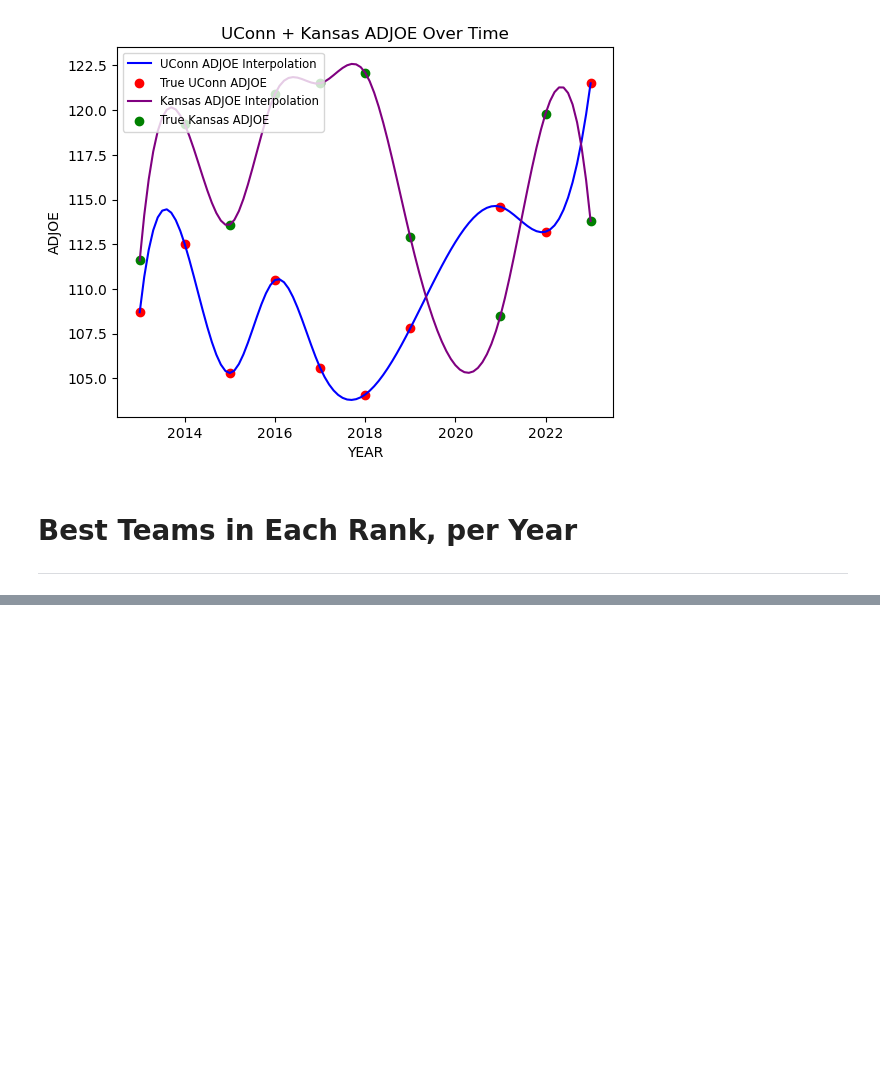
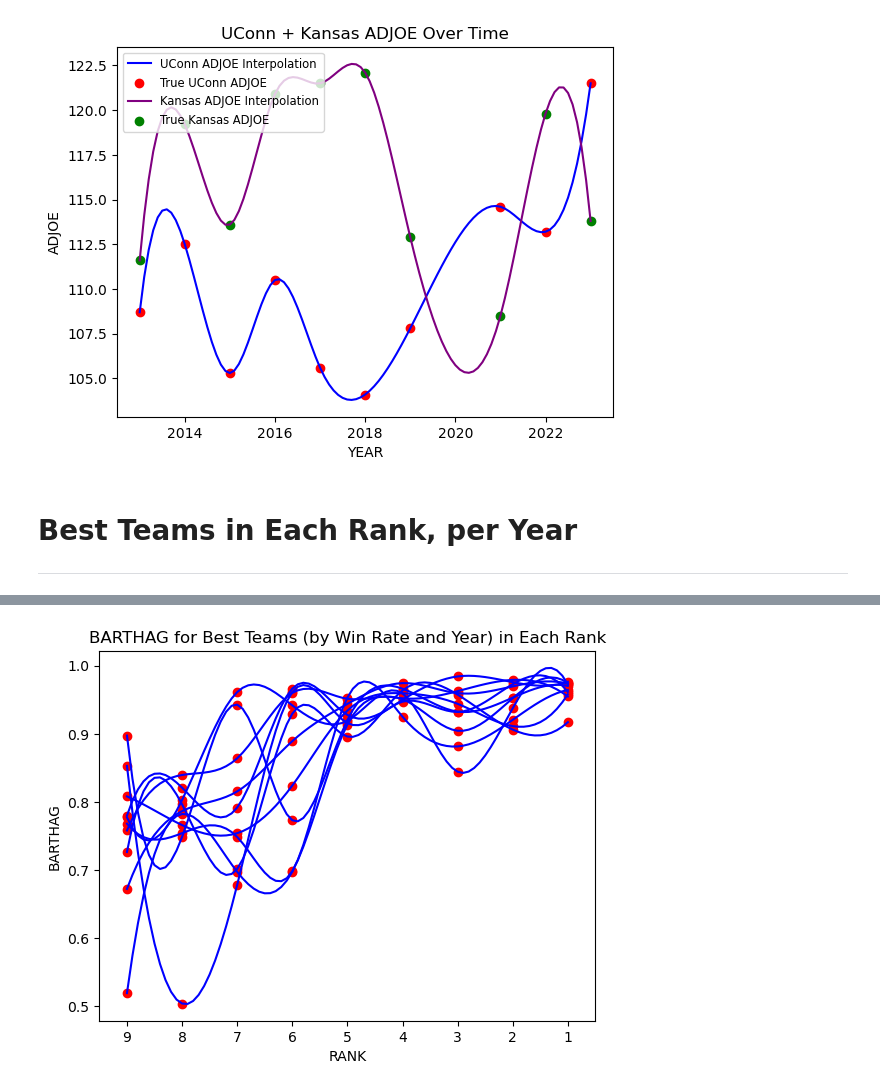
Before and after one commit to Solus5/Numerical-Computation-Final-Project, a Jupyter notebook: NumericalComputationFinalProject.ipynb, the cells around one changed output, grey strips where cells are left out. Drawn from its saved outputs; the diff is of its cells as text; code cells hidden in the pictures; blank space fills up the shorter version.

```diff
--- a/NumericalComputationFinalProject.ipynb
+++ b/NumericalComputationFinalProject.ipynb
@@ -276,0 +136,11 @@ for year in [x for x in range(2013, 2024) if x != 2020]:
+# %%
+for year in [x for x in range(2013, 2024) if x != 2020]:
+
+    sorted_df = college_bb_df[college_bb_df['YEAR'] == year].sort_values(['RANK', 'WIN_RATE'])
+    sorted_df = sorted_df.loc[sorted_df.groupby('RANK')['WIN_RATE'].idxmax()]
+
+    overall_adjoe = plot_cubic_spline(sorted_df, 'Unis w/ Best Win Rate (' + str(year) + ')', 'RANK', 'BARTHAG', 1, 9, show_legend = False)
+    plt.title('BARTHAG for Best Teams (by Win Rate and Year) in Each Rank')
+    plt.xlim(9.5, 0.5)
+# %% [output]
+[figure, added]
```
Also changed, not shown: parts of 44 cells of this notebook.
